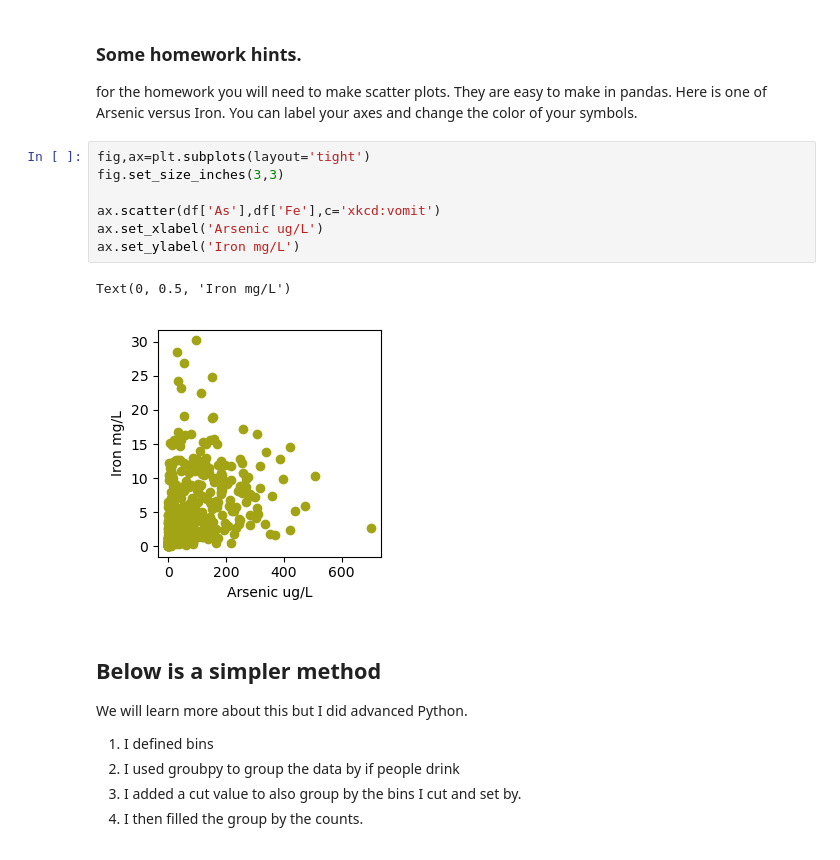
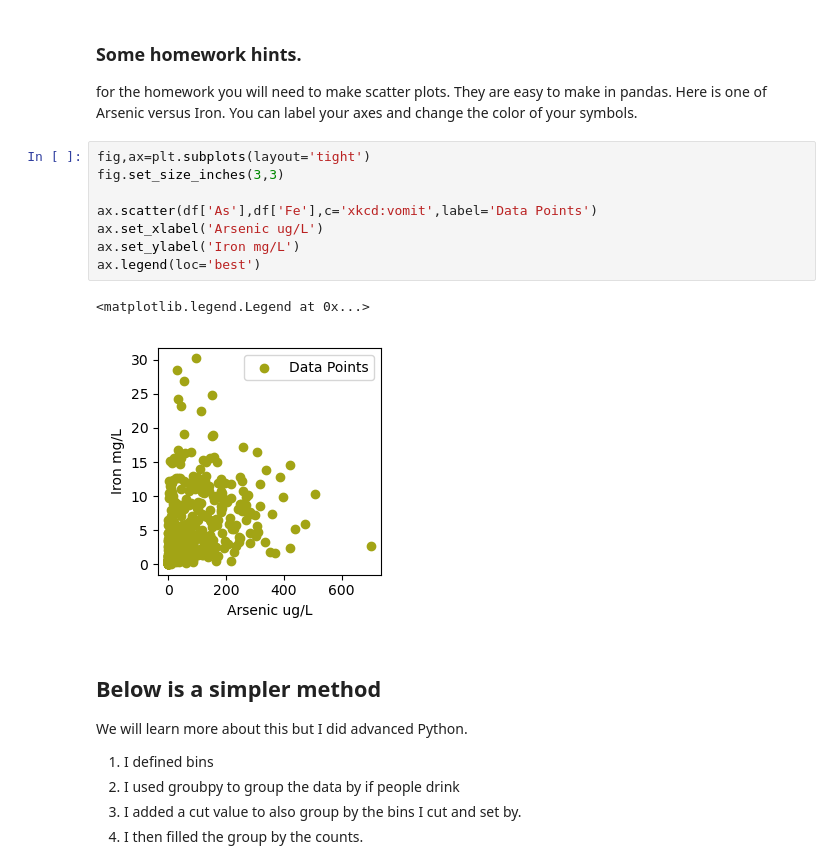
Before and after one commit to bmaillou/BigDataPython, a Jupyter notebook: 10-StartPandas/Pandas_Well_Data.ipynb, the cells around one changed output. Cells and saved outputs as stored; diff of their text form.

```diff
--- a/10-StartPandas/Pandas_Well_Data.ipynb
+++ b/10-StartPandas/Pandas_Well_Data.ipynb
@@ -1101,13 +1109,14 @@ for the homework you will need to make scatter plots.  They are easy to make in
 # %%
 fig,ax=plt.subplots(layout='tight')
 fig.set_size_inches(3,3)
 
-ax.scatter(df['As'],df['Fe'],c='xkcd:vomit')
+ax.scatter(df['As'],df['Fe'],c='xkcd:vomit',label='Data Points')
 ax.set_xlabel('Arsenic ug/L')
 ax.set_ylabel('Iron mg/L')
+ax.legend(loc='best')
 # %% [output]
-Text(0, 0.5, 'Iron mg/L')
+<matplotlib.legend.Legend at 0x...>
-[figure, old version]
+[figure, new version]
 # %% [markdown]
 ## Below is a simpler method
 We will learn more about this but I did advanced Python.
```
Also changed, not shown: parts of 21 cells of this notebook, 2 other files.
